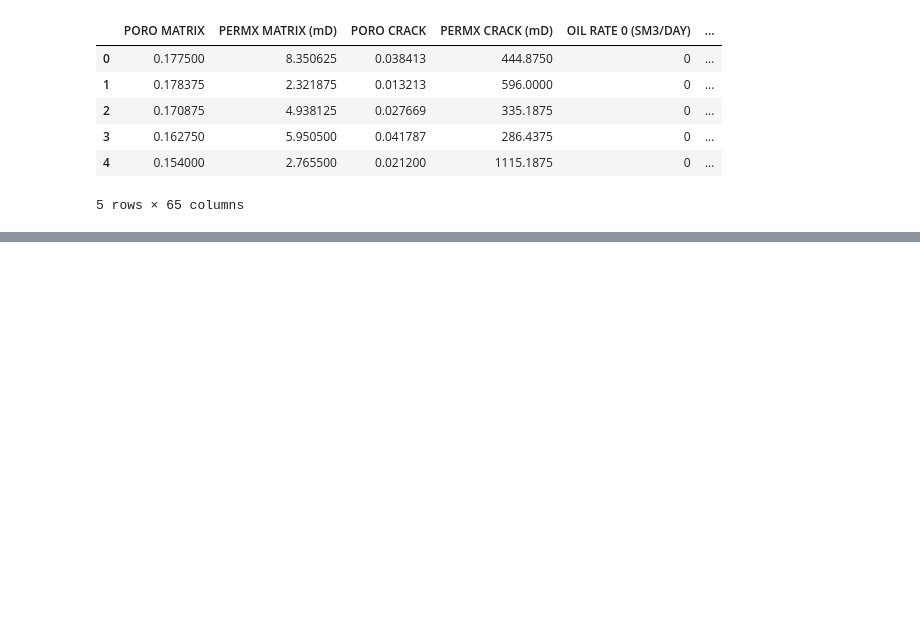
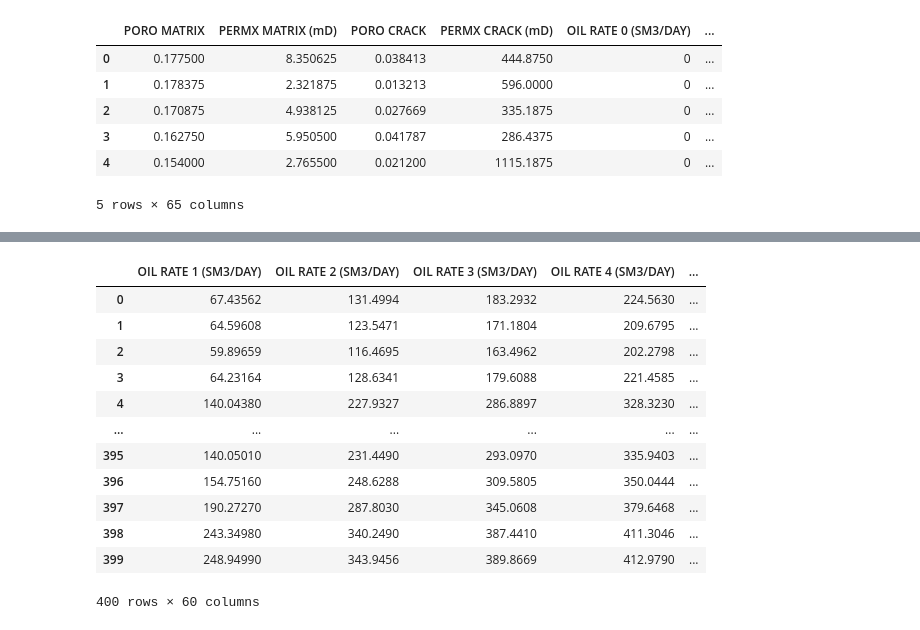
Before and after one commit to mualal/ml-experiments, a Jupyter notebook: reservoir_exploration.ipynb, the cells around one changed output, grey strips where cells are left out. Saved outputs shown, nothing was run; the diff lists cells and outputs as text; code cells hidden in the pictures; blank space fills up the shorter version.

```diff
--- a/reservoir_exploration.ipynb
+++ b/reservoir_exploration.ipynb
@@ -36,0 +219,17 @@ data3.head()
+# %%
+target1_params = data1_train.drop(data1_train.columns[0:5],axis=1)
+target1_params
+# %% [output]
+|  | OIL RATE 1 (SM3/DAY) | OIL RATE 2 (SM3/DAY) | OIL RATE 3 (SM3/DAY) | OIL RATE 4 (SM3/DAY) | ... |
+| 0 | 67.43562 | 131.4994 | 183.2932 | 224.5630 | ... |
+| 1 | 64.59608 | 123.5471 | 171.1804 | 209.6795 | ... |
+| 2 | 59.89659 | 116.4695 | 163.4962 | 202.2798 | ... |
+| 3 | 64.23164 | 128.6341 | 179.6088 | 221.4585 | ... |
+| 4 | 140.04380 | 227.9327 | 286.8897 | 328.3230 | ... |
+| ... | ... | ... | ... | ... | ... |
+| 395 | 140.05010 | 231.4490 | 293.0970 | 335.9403 | ... |
+| 396 | 154.75160 | 248.6288 | 309.5805 | 350.0444 | ... |
+| 397 | 190.27270 | 287.8030 | 345.0608 | 379.6468 | ... |
+| 398 | 243.34980 | 340.2490 | 387.4410 | 411.3046 | ... |
+| 399 | 248.94990 | 343.9456 | 389.8669 | 412.9790 | ... |
+400 rows × 60 columns
```
Also changed, not shown: parts of 29 cells of this notebook.
